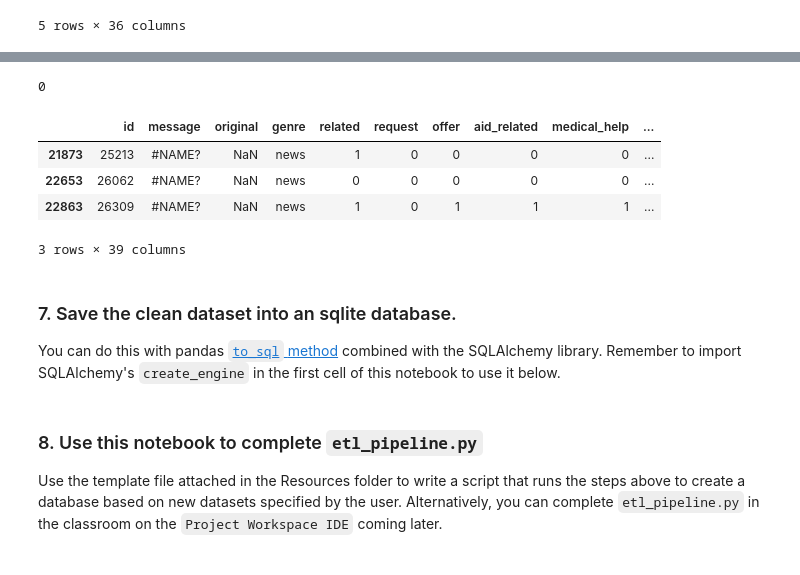
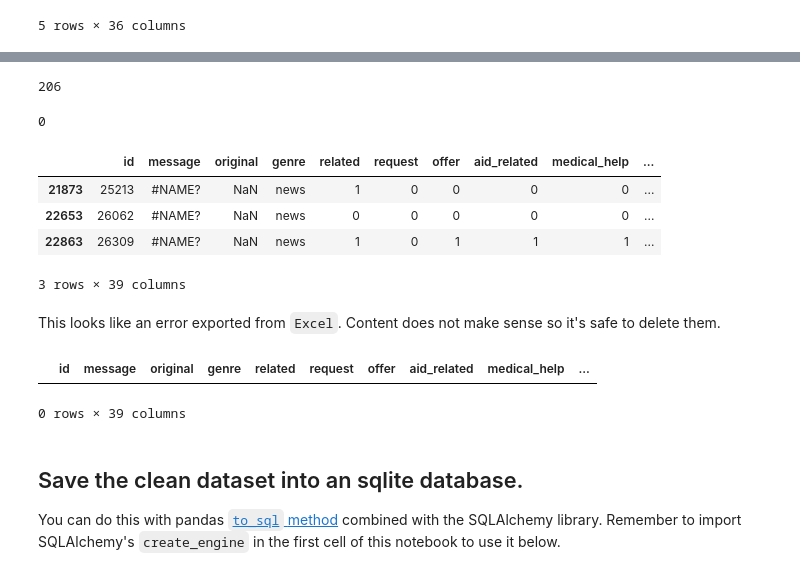
Before and after one commit to netxph/f8-disaster, a Jupyter notebook: notebooks/01 - ETL Pipeline Preparation.ipynb, the cells around one changed output, grey strips where cells are left out. Saved outputs shown, nothing was run; the diff lists cells and outputs as text; code cells hidden in the pictures.

Commit message:
clean up etl pipeline

```diff
--- a/notebooks/01 - ETL Pipeline Preparation.ipynb
+++ b/notebooks/01 - ETL Pipeline Preparation.ipynb
@@ -187,9 +207,12 @@ df.duplicated(subset=["id"]).sum()
+# %%
+# id is the most obvious way to determine duplicates
+df.duplicated(subset=["id"]).sum()
+# %% [output]
+206
 # %%
-# drop duplicates
+# drop duplicates in ID
 df = df.drop_duplicates(subset=["id"])
+df.duplicated(subset=["id"]).sum()
+# %% [output]
+0
-# %%
-# check number of duplicates
-df.duplicated(subset=["id"]).sum()
-# %% [output]
-0
 # %%
@@ -200,12 +224,18 @@ df[df.duplicated(subset=["message"])]
 | 22653 | 26062 | #NAME? | NaN | news | 0 | 0 | 0 | 0 | 0 | ... |
 | 22863 | 26309 | #NAME? | NaN | news | 1 | 0 | 1 | 1 | 1 | ... |
 3 rows × 39 columns
+# %% [markdown]
+This looks like an error exported from `Excel`. Content does not make sense so it's safe to delete them.
 # %%
 # remove with message #NAME? as it doesn't make any sense
 
 df = df[df.message != "#NAME?"]
+df[df.duplicated(subset=["message"])]
+# %% [output]
+|  | id | message | original | genre | related | request | offer | aid_related | medical_help | ... |
+0 rows × 39 columns
 # %% [markdown]
-### 7. Save the clean dataset into an sqlite database.
+## Save the clean dataset into an sqlite database.
 You can do this with pandas [`to_sql` method](https://pandas.pydata.org/pandas-docs/stable/generated/pandas.DataFrame.to_sql.html) combined with the SQLAlchemy library. Remember to import SQLAlchemy's `create_engine` in the first cell of this notebook to use it below.
 # %%
 engine = create_engine('sqlite:///../data/processed/DisasterResponse.db')
@@ -213,3 +242,0 @@ df.to_sql('DisasterResponse', engine, if_exists="replace", index=False)
-# %% [markdown]
-### 8. Use this notebook to complete `etl_pipeline.py`
-Use the template file attached in the Resources folder to write a script that runs the steps above to create a database based on new datasets specified by the user. Alternatively, you can complete `etl_pipeline.py` in the classroom on the `Project Workspace IDE` coming later.
```
Also changed, not shown: parts of 30 cells of this notebook, 2 other files.
